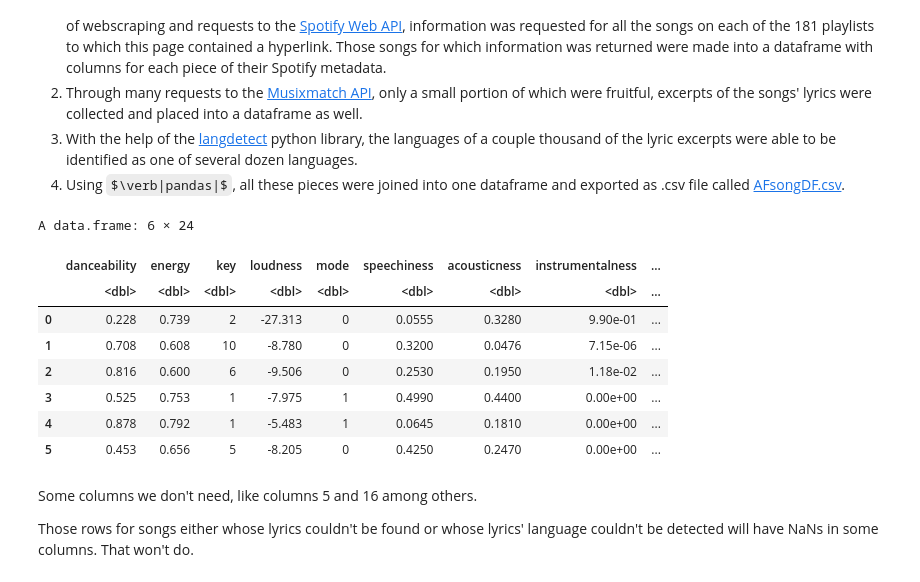
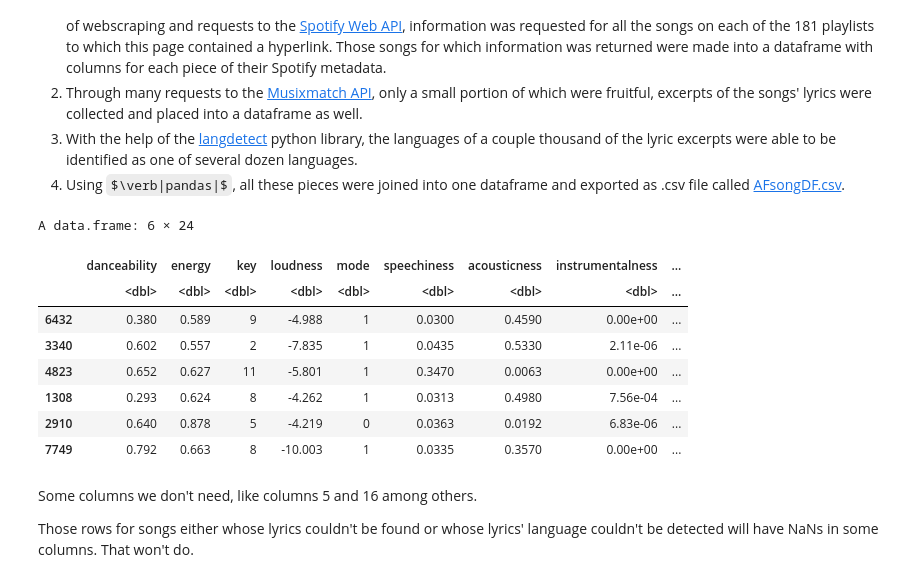
Before and after one commit to stelmanj/MusicAndLanguage, a Jupyter notebook: DataPreparation.ipynb, the cells around one changed output. Saved outputs shown, nothing was run; the diff lists cells and outputs as text; code cells hidden in the pictures; some formulas as TeX source.

```diff
--- a/DataPreparation.ipynb
+++ b/DataPreparation.ipynb
@@ -15,18 +15,19 @@ Collecting data was a four step process and happened in python. The python code
 # %%
 AFsongDF <- read.csv(
   "https://github.com/stelmanj/MusicAndLanguage/blob/master/AFsongDF.csv?raw=true",
   row.names = 1)
-head(AFsongDF)
+# show 6 random rows
+AFsongDF[sample(1:8286,6),]
 # %% [output]
 A data.frame: 6 × 24
 |  | danceability | energy | key | loudness | mode | speechiness | acousticness | instrumentalness | ... |
 |  | <dbl> | <dbl> | <dbl> | <dbl> | <dbl> | <dbl> | <dbl> | <dbl> | ... |
-| 0 | 0.228 | 0.739 | 2 | -27.313 | 0 | 0.0555 | 0.3280 | 9.90e-01 | ... |
-| 1 | 0.708 | 0.608 | 10 | -8.780 | 0 | 0.3200 | 0.0476 | 7.15e-06 | ... |
-| 2 | 0.816 | 0.600 | 6 | -9.506 | 0 | 0.2530 | 0.1950 | 1.18e-02 | ... |
-| 3 | 0.525 | 0.753 | 1 | -7.975 | 1 | 0.4990 | 0.4400 | 0.00e+00 | ... |
-| 4 | 0.878 | 0.792 | 1 | -5.483 | 1 | 0.0645 | 0.1810 | 0.00e+00 | ... |
-| 5 | 0.453 | 0.656 | 5 | -8.205 | 0 | 0.4250 | 0.2470 | 0.00e+00 | ... |
+| 6432 | 0.380 | 0.589 | 9 | -4.988 | 1 | 0.0300 | 0.4590 | 0.00e+00 | ... |
+| 3340 | 0.602 | 0.557 | 2 | -7.835 | 1 | 0.0435 | 0.5330 | 2.11e-06 | ... |
+| 4823 | 0.652 | 0.627 | 11 | -5.801 | 1 | 0.3470 | 0.0063 | 0.00e+00 | ... |
+| 1308 | 0.293 | 0.624 | 8 | -4.262 | 1 | 0.0313 | 0.4980 | 7.56e-04 | ... |
+| 2910 | 0.640 | 0.878 | 5 | -4.219 | 0 | 0.0363 | 0.0192 | 6.83e-06 | ... |
+| 7749 | 0.792 | 0.663 | 8 | -10.003 | 1 | 0.0335 | 0.3570 | 0.00e+00 | ... |
 # %% [markdown]
 Some columns we don't need, like columns 5 and 16 among others.
 
```
